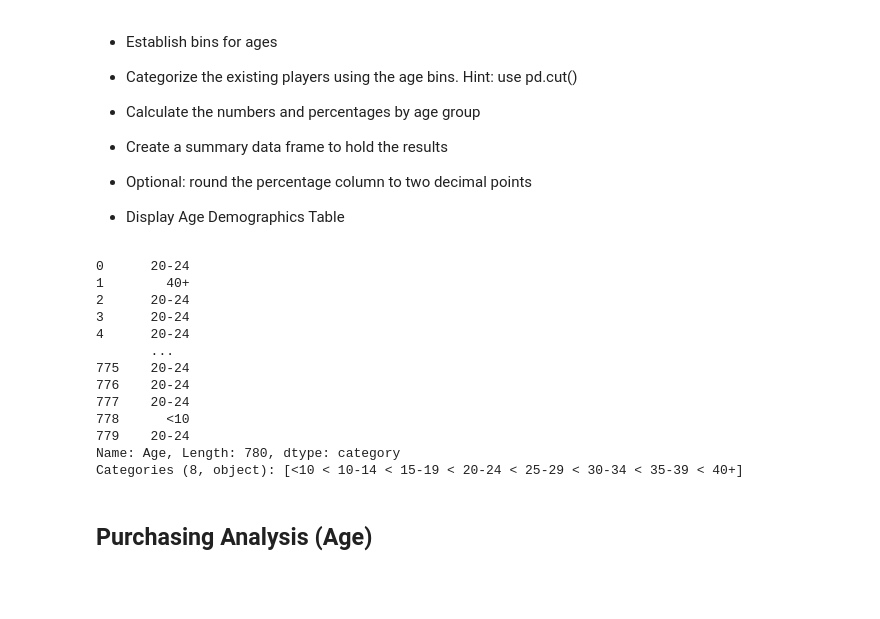
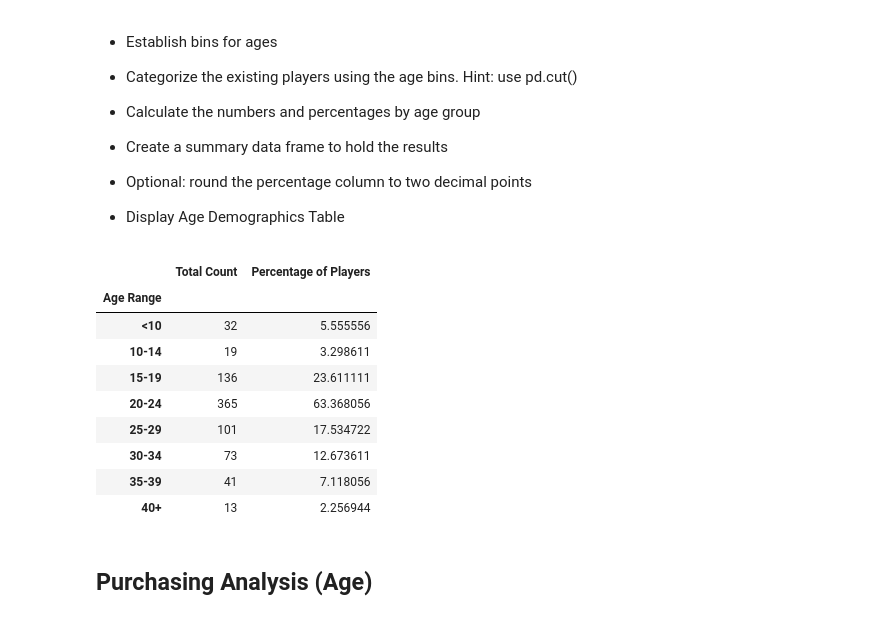
Before and after one commit to Tam-ala/Game-and-School-Stats-with-Pandas, a Jupyter notebook: HeroesOfPymoli/HeroesOfPymoli_update.ipynb, the cells around one changed output. Drawn from its saved outputs; the diff is of its cells as text; code cells hidden in the pictures; blank space fills up the shorter version.

```diff
--- a/HeroesOfPymoli/HeroesOfPymoli_update.ipynb
+++ b/HeroesOfPymoli/HeroesOfPymoli_update.ipynb
@@ -155,26 +159,39 @@ Name: Gender, dtype: int64
 
 * Display Age Demographics Table
 # %%
+# Make dataframe for age and rename columns
+age_df = purchase_df["Age"].value_counts()
+age_df = pd.DataFrame(age_df).reset_index()
+age_rename = age_df.rename(columns={'index': 'Age', 'Age': 'Total Count'})
+
+# Add a variable for total players
+total_plyrs = 576
+
+# Add column for percentage of players in age and calculate it.
+age_rename['Percentage of Players']= age_rename['Total Count']*100/total_plyrs
+
 # Make a bin and label for age
 age_bins = [0, 10, 14, 19, 24, 29, 34, 39, 45]
 age_rng_labels = ["<10", "10-14", "15-19", "20-24", "25-29", "30-34", "35-39", "40+"]
 
 # Slice data to place it into bins
-pd.cut(purchase_df["Age"], age_bins, labels=age_rng_labels)
+pd.cut(age_rename["Age"], age_bins, labels=age_rng_labels)
+age_rename['Age Range'] = pd.cut(age_rename["Age"], age_bins, labels=age_rng_labels)
+
+# Groupby Age Range. Get total of players by count and percentage in each age group.
+age_rename = age_rename.groupby('Age Range')
+age_rename[['Age Range', 'Total Count', 'Percentage of Players']].sum()
 # %% [output]
-0      20-24
-1        40+
-2      20-24
-3      20-24
-4      20-24
-       ...
-775    20-24
-776    20-24
-777    20-24
-778      <10
-779    20-24
-Name: Age, Length: 780, dtype: category
-Categories (8, object): [<10 < 10-14 < 15-19 < 20-24 < 25-29 < 30-34 < 35-39 < 40+]
+|  | Total Count | Percentage of Players |
+| Age Range |  |  |
+| <10 | 32 | 5.555556 |
+| 10-14 | 19 | 3.298611 |
+| 15-19 | 136 | 23.611111 |
+| 20-24 | 365 | 63.368056 |
+| 25-29 | 101 | 17.534722 |
+| 30-34 | 73 | 12.673611 |
+| 35-39 | 41 | 7.118056 |
+| 40+ | 13 | 2.256944 |
 # %% [markdown]
 ## Purchasing Analysis (Age)
 # %% [markdown]
```
Also changed, not shown: parts of 10 cells of this notebook, 1 other file.
